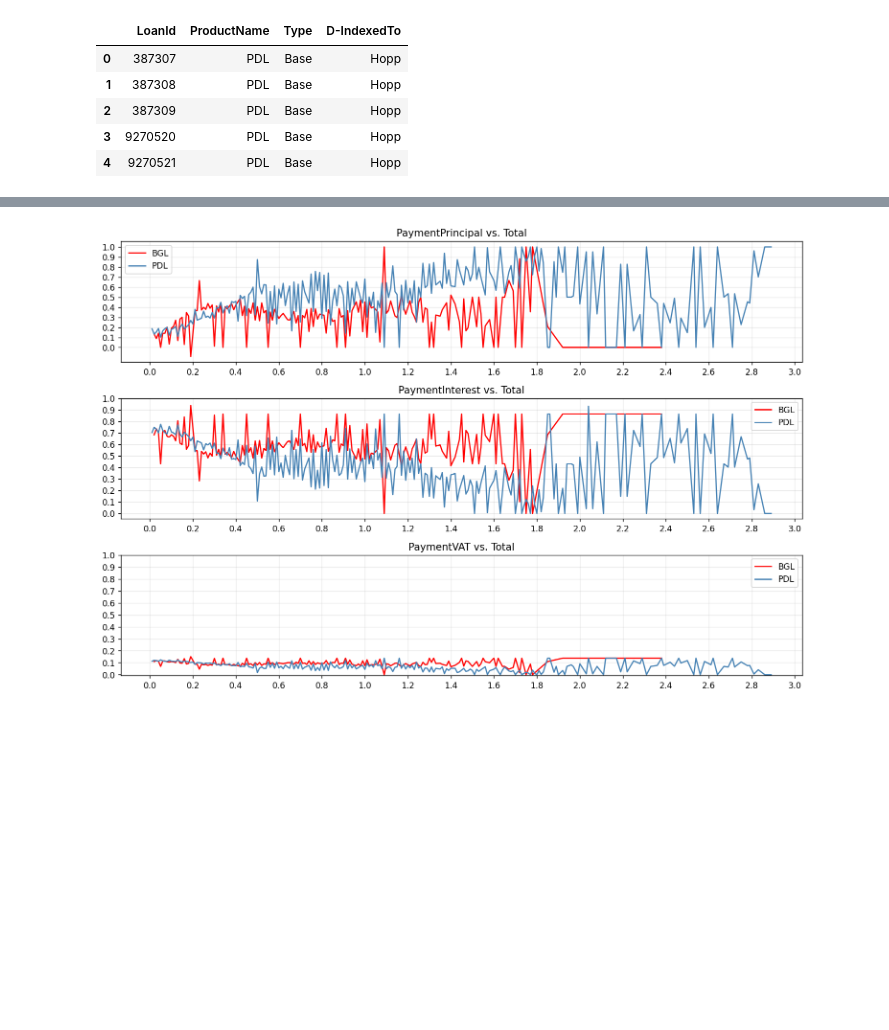
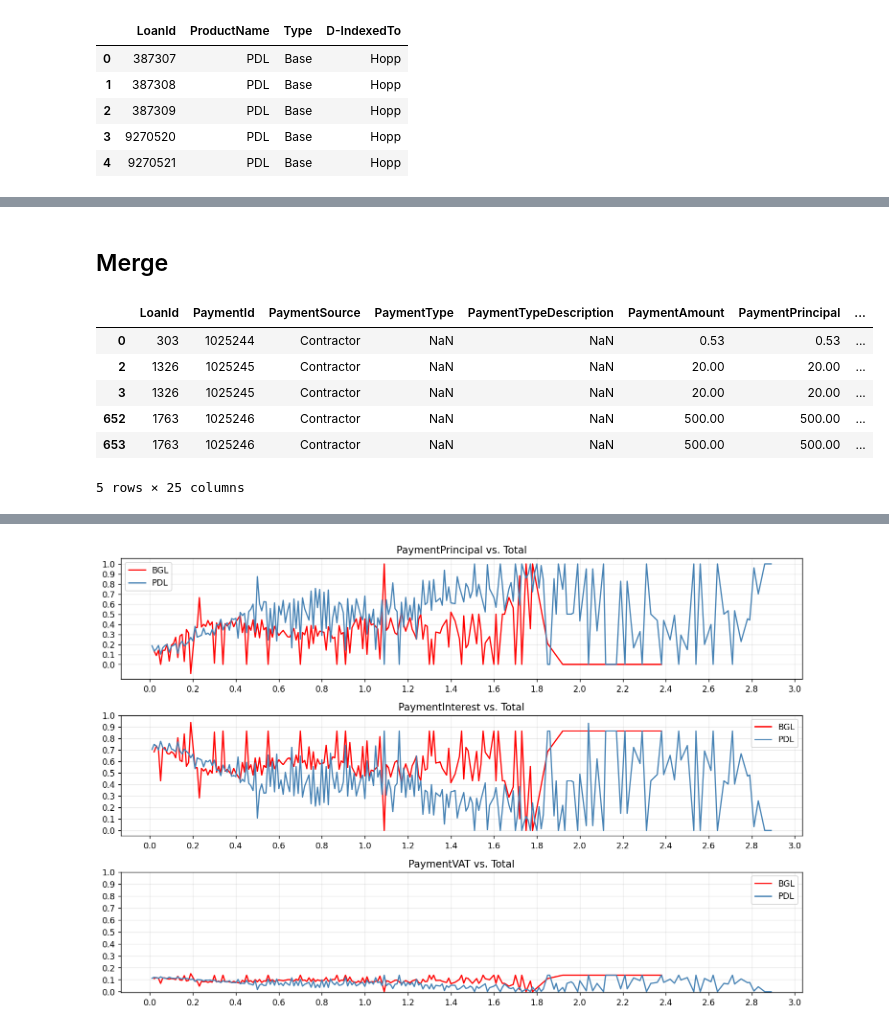
Before and after one commit to facupalavecino/hopp-time-series, a Jupyter notebook: notebooks/eda.ipynb, the cells around one changed output, grey strips where cells are left out. Cells and saved outputs as stored; diff of their text form; code cells hidden in the pictures; blank space fills up the shorter version.

Commit message:
chore: notebooks + data helper

```diff
--- a/notebooks/eda.ipynb
+++ b/notebooks/eda.ipynb
@@ -139,9 +281,9 @@ Timestamp('2021-12-31 00:00:00')
 
 _Información de tipo de indexación de cada crédito en el portafolio._
 # %%
-loan_dindexedto_dataset = load_dindex_dataset(filepath=DATA_DIR / "loan_dindexedto_dataset.csv")
+dinx = load_dindex_dataset(filepath=DATA_DIR / "loan_dindexedto_dataset.csv")
 
-loan_dindexedto_dataset.head()
+dinx.head()
 # %% [output]
 |  | LoanId | ProductName | Type | D-IndexedTo |
 | 0 | 387307 | PDL | Base | Hopp |
@@ -198,0 +322,20 @@ df = df.sort_values(by=["LoanId", "PaymentProcessingDate", "PaymentId"])
+# %% [markdown]
+## Merge
+# %%
+payments_copy = payments.copy(deep=True)
+
+payments = pd.merge(left=payments, right=funding, on="LoanId")
+payments = pd.merge(left=payments, right=agencies, on="AgencyId")
+payments = pd.merge(left=payments, right=dinx, on="LoanId", how="left", suffixes=("_agency", "_dinx"))
+
+payments = payments.sort_values(by=["LoanId", "PaymentProcessingDate"])
+
+payments.head()
+# %% [output]
+|  | LoanId | PaymentId | PaymentSource | PaymentType | PaymentTypeDescription | PaymentAmount | PaymentPrincipal | ... |
+| 0 | 303 | 1025244 | Contractor | NaN | NaN | 0.53 | 0.53 | ... |
+| 2 | 1326 | 1025245 | Contractor | NaN | NaN | 20.00 | 20.00 | ... |
+| 3 | 1326 | 1025245 | Contractor | NaN | NaN | 20.00 | 20.00 | ... |
+| 652 | 1763 | 1025246 | Contractor | NaN | NaN | 500.00 | 500.00 | ... |
+| 653 | 1763 | 1025246 | Contractor | NaN | NaN | 500.00 | 500.00 | ... |
+5 rows × 25 columns
```
Also changed, not shown: parts of 31 cells of this notebook, 7 other files.
